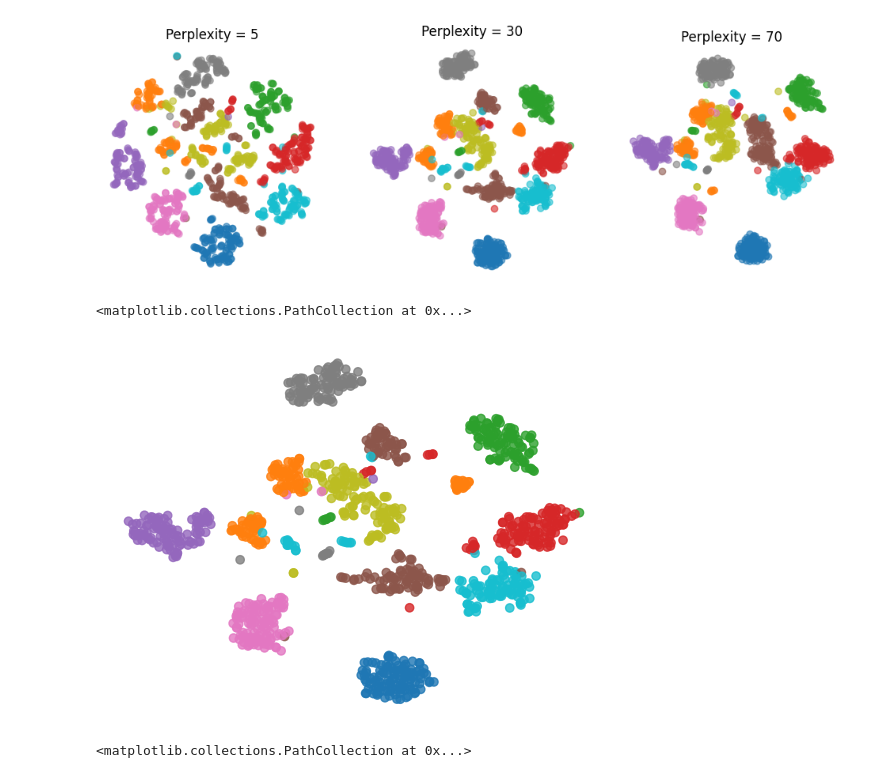
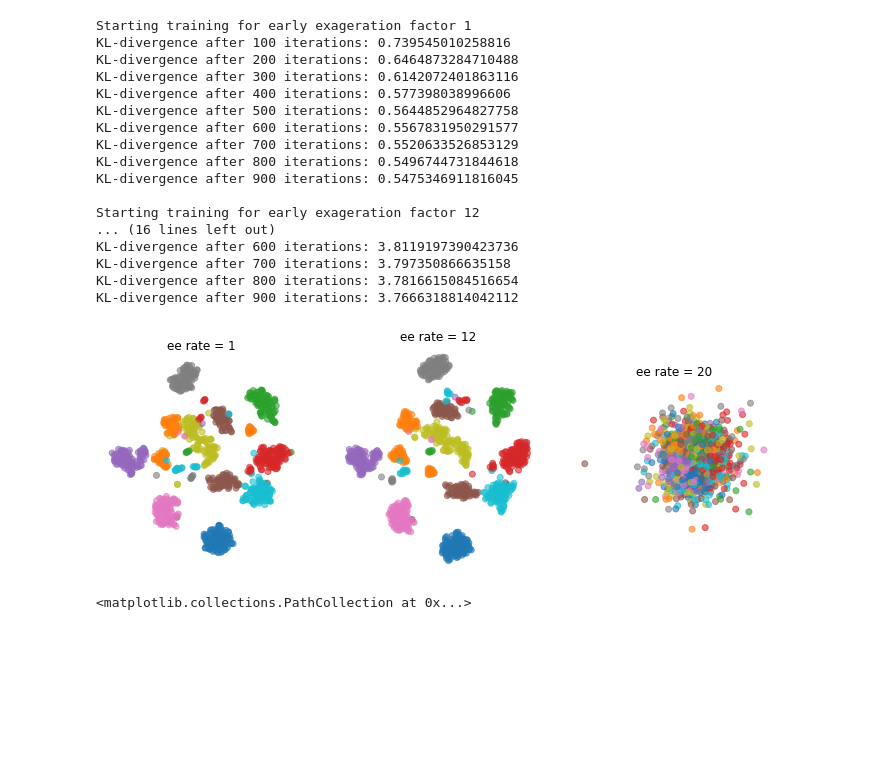
Before and after one commit to ManuelWelte/TSNE_python, a Jupyter notebook: python_tsne.ipynb, the cells around one changed output. Saved outputs shown, nothing was run; the diff lists cells and outputs as text; code cells hidden in the pictures; blank space fills up the shorter version.

```diff
--- a/python_tsne.ipynb
+++ b/python_tsne.ipynb
@@ -7,3 +14,7 @@ from scipy.spatial.distance import cdist
 from sklearn.decomposition import PCA
 import torch,torch.optim, torch.nn
 import sklearn.datasets
+from matplotlib import pyplot as plt
+
+# Check if we can use GPU-acceleration for pytorch
+GPU = torch.cuda.is_available()
@@ -184,28 +239,45 @@ KL-divergence after 900 iterations: 0.4527323635694005
-# %%
-def visualize(embeddings):
-    plt.figure(figsize = (12,8))
-
-    for i, e in enumerate(embeddings):
-        y, p = e
-
-        ax = plt.subplot(1, 3, i + 1)
-        ax.axis("off")
-        ax.set_aspect("equal")
-        ax.set_title(f"Perplexity = {p}")
-        ax.scatter(y[:,0], y[:,1], c = T, cmap = "tab10", alpha = 0.6)
-
-    plt.show()
-
-visualize(results)
-# %% [output]
-[figure, removed]
 # %%
-plt.axis("off")
-y = results[1]
-plt.scatter(y.detach().numpy()[:,0], y.detach().numpy()[:,1], c = T, cmap = "tab10", alpha = 0.8)
+def compare_ee_factors(X, factors):
+
+    results = []
+    for i, f in enumerate(factors):
+
+        print(f"\nStarting training for early exageration factor {f}")
+
+        if GPU:
+            p_scores = torch.tensor(get_p_scores(X, 30)).cuda()
+            y = init_y(X).cuda()
+        else:
+            p_scores = torch.tensor(get_p_scores(X, 30))
+            y = init_y(X)
+
+        y.requires_grad_(True)
+        results.append((train(p_scores, y, ee_factor = f).detach().cpu().numpy(), f))
+
+    return results
+
+
+results = compare_ee_factors(X, [1, 12, 20])
+visualize(results, "ee rate")
 # %% [output]
-<matplotlib.collections.PathCollection at 0x...>
+Starting training for early exageration factor 1
+KL-divergence after 100 iterations: 0.739545010258816
+KL-divergence after 200 iterations: 0.6464873284710488
+KL-divergence after 300 iterations: 0.6142072401863116
+KL-divergence after 400 iterations: 0.577398038996606
+KL-divergence after 500 iterations: 0.5644852964827758
+KL-divergence after 600 iterations: 0.5567831950291577
+KL-divergence after 700 iterations: 0.5520633526853129
+KL-divergence after 800 iterations: 0.5496744731844618
+KL-divergence after 900 iterations: 0.5475346911816045
+
+Starting training for early exageration factor 12
+... (16 lines left out)
+KL-divergence after 600 iterations: 3.8119197390423736
+KL-divergence after 700 iterations: 3.797350866635158
+KL-divergence after 800 iterations: 3.7816615084516654
+KL-divergence after 900 iterations: 3.7666318814042112
-[figure, old version]
+[figure, new version]
 # %%
 from matplotlib import pyplot as plt
 
```
Also changed, not shown: parts of 9 cells of this notebook.
